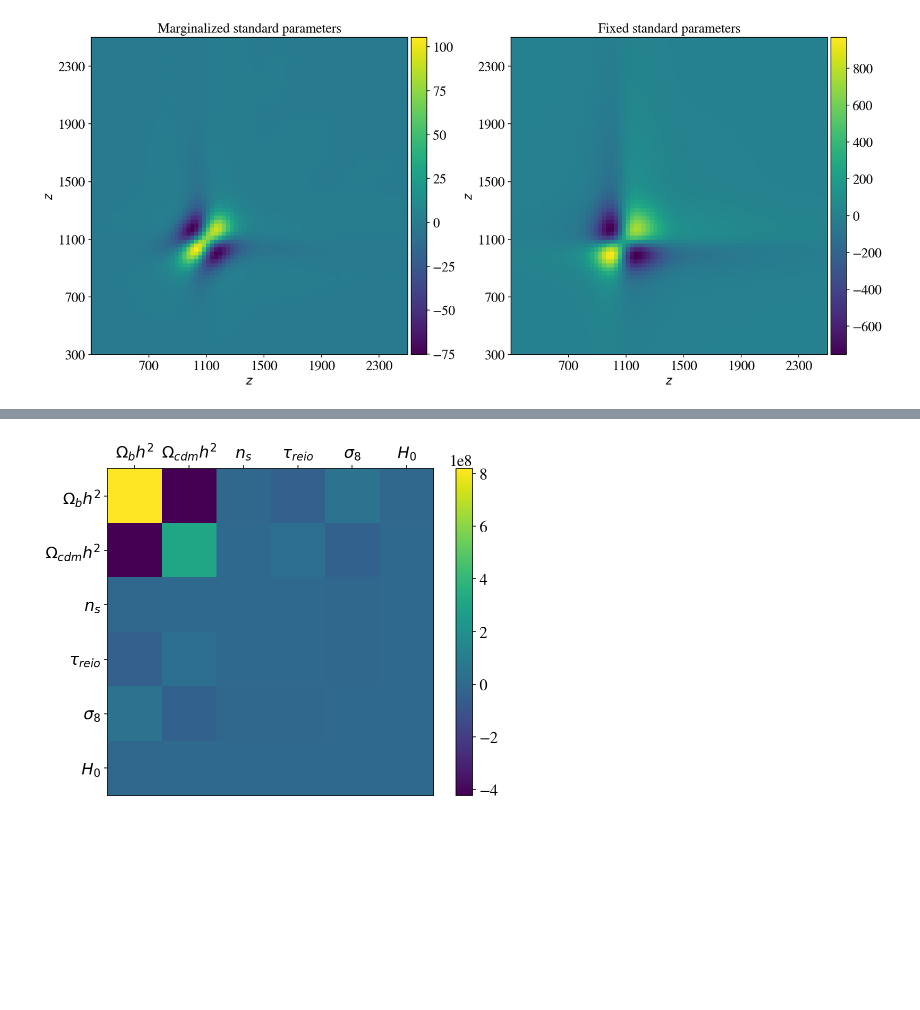
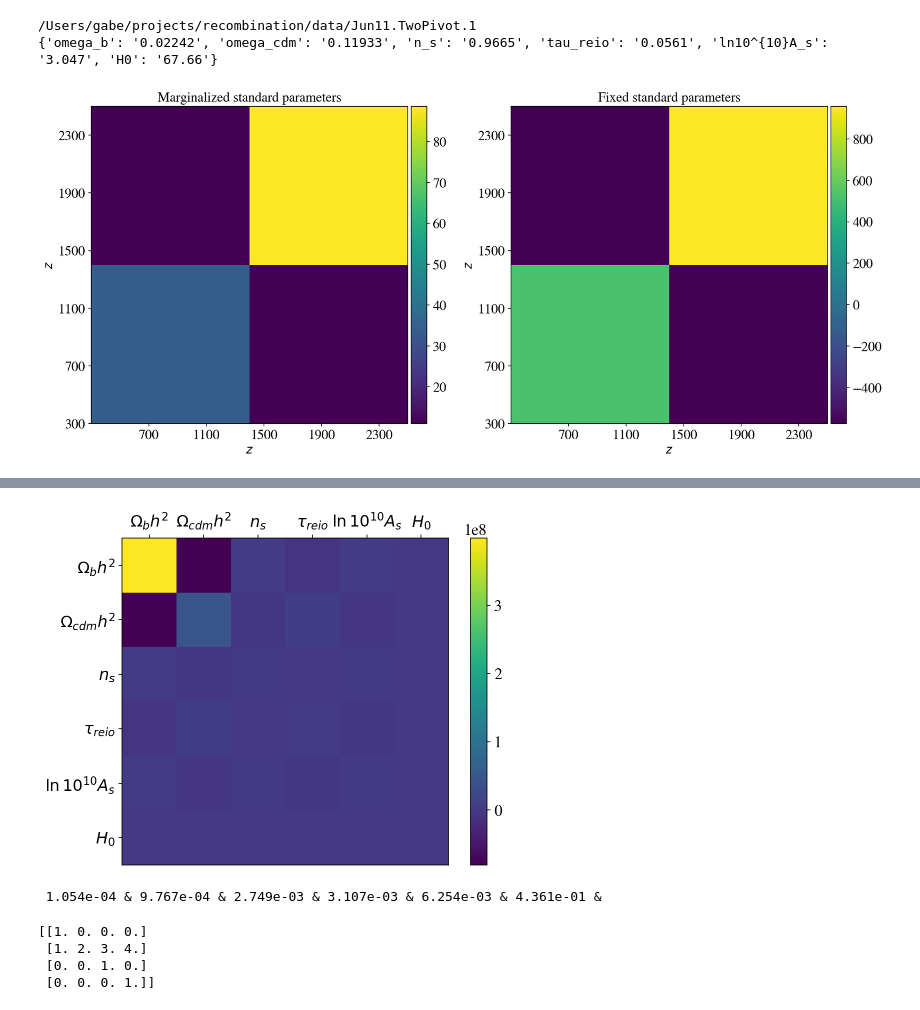
Before and after one commit to gplynch619/recombination, a Jupyter notebook: notebooks/ComputeFisher.ipynb, the cells around one changed output, grey strips where cells are left out. Cells and saved outputs as stored; diff of their text form; code cells hidden in the pictures; blank space fills up the shorter version.

```diff
--- a/notebooks/ComputeFisher.ipynb
+++ b/notebooks/ComputeFisher.ipynb
@@ -15,8 +15,11 @@ matplotlib.mathtext.rcParams['legend.fontsize']='medium'
 plt.rcParams["figure.figsize"] = [8.0,6.0]
 
 ln10e10As = 3.047
+
 As = np.exp(ln10e10As)/(10**10)
+theta_s_100 = 1.04101
 
+'''
 cosmo_params = {
     "omega_b": 0.02242,
     "omega_cdm": 0.11933,
@@ -25,6 +28,17 @@ cosmo_params = {
     "sigma8": 0.8102,
     "H0": 67.66
     #"A_s": As
+}'''
+
+cosmo_params = {
+    "omega_b": 0.02242,
+    "omega_cdm": 0.11933,
+    "n_s": 0.9665,
+    "tau_reio": 0.0561,
+    "ln10^{10}A_s": ln10e10As,
+    #"sigma8": 0.8102,
+    #"100*theta_s": theta_s_100
+    "H0": 67.66
 }
 
 #same as defaults
@@ -43,17 +57,21 @@ recombination_params = {"zmin_pert": 300,
                         "zmax_pert": 2500,
                         "ll_max": 2500,
                         "linear_sampling": 2*20000,
-                        "Npert": 80,
+                        "Npert": 2,
+                        "debug": True,
+                        "inc_percent": 0.05,
+                        "thermodynamics_verbose": 0,
+                        'perturb_xe': 'yes',
                         "noise_params": noise_parameters
                         }
 
-basename = "NewTest"
+basename = "TwoPivot"
 # %%
-generate_new = False
-
+print("test")
+generate_new = True
 if generate_new:
     RecHistory = RecFisher(cosmo_params, recombination_params, basename)
     path = RecHistory.filebase
     RecHistory.compute_Fisher()
 else:
-    path = "/Users/gabe/projects/recombination/data/May19.NewTest.0"
+    path = "/Users/gabe/projects/recombination/data/Jun02.ThetaSFull.3"
@@ -60,7 +81,12 @@ else:
 # %%
+print(path)
 Fisher = FisherData(path)
+# %% [output]
+/Users/gabe/projects/recombination/data/Jun11.TwoPivot.1
+{'omega_b': '0.02242', 'omega_cdm': '0.11933', 'n_s': '0.9665', 'tau_reio': '0.0561', 'ln10^{10}A_s': '3.047', 'H0': '67.66'}
 # %%
 from mpl_toolkits.axes_grid1 import make_axes_locatable
+import matplotlib.colors as colors
 from matplotlib import cm
 scale=2
 vsize = scale*8
@@ -84,6 +110,8 @@ ax[0].set_ylabel("$z$", fontsize=14)
 
 ax[0].set_title("Marginalized standard parameters", fontsize=16)
 
+amps = np.linspace(-0.025, 0.025, 10)
+
 m=ax[1].imshow(Fisher.Fisher_fixed, origin='lower', extent=extent, cmap=cm.viridis)
 
 divider = make_axes_locatable(ax[1])
@@ -100,14 +128,20 @@ plt.subplots_adjust(wspace=0.25)
 
 #plt.show()
 # %% [output]
-[figure, old version]
+[figure, new version]
+# %%
+H0_parameterization=False
+
+if H0_parameterization:
+    standard_block = Fisher.get_reparameterized_standard_block(full=False)
+else:
+    standard_block = Fisher.get_standard_block()
 # %%
-tick_label_list = ['$\Omega_b h^2$', '$\Omega_{cdm}h^2$', '$n_s$', '$\\tau_{reio}$', '$\sigma_8$', '$H_0$']
+tick_label_list = ['$\Omega_b h^2$', '$\Omega_{cdm}h^2$', '$n_s$', '$\\tau_{reio}$', '$\ln10^{10}A_s$', '$H_0$']
 
 divider=6
-standard_block = Fisher.get_standard_block()
 
-standard_cov = np.linalg.pinv(standard_block)
+standard_cov = np.linalg.pinv(standard_block[:6, :6])
 print(standard_cov)
 
 for s in tick_label_list:
@@ -124,7 +158,7 @@ for i,row in enumerate(standard_cov[:]):
 
 fig,ax = plt.subplots()
 
-m = ax.imshow(standard_block, cmap=cm.viridis)
+m = ax.imshow(standard_block[:6,:6], cmap=cm.viridis)
 
 ax.set_xticks(np.arange(divider))
 ax.set_yticks(np.arange(divider))
@@ -132,6 +166,9 @@ ax.set_yticks(np.arange(divider))
 ax.set_xticklabels(tick_label_list)
 ax.set_yticklabels(tick_label_list)
 
+#ax.set_xticklabels(cosmo_params.keys())
+#ax.set_yticklabels(cosmo_params.keys())
+
 ax.xaxis.tick_top()
 
 plt.colorbar(m)
@@ -160 +197,18 @@ plt.show()
-[figure, old version]
+[figure, new version]
+# %%
+forecasts = np.sqrt(np.diag(standard_cov))
+
+for entry in forecasts:
+    print(" {:.3e} &".format(entry), end='')
+# %% [output]
+ 1.054e-04 & 9.767e-04 & 2.749e-03 & 3.107e-03 & 6.254e-03 & 4.361e-01 &
+# %%
+j = np.zeros([4,4])
+np.fill_diagonal(j, 1.)
+j[1,:] = [1,2,3,4]
+print(j)
+# %% [output]
+[[1. 0. 0. 0.]
+ [1. 2. 3. 4.]
+ [0. 0. 1. 0.]
+ [0. 0. 0. 1.]]
```
Also changed, not shown: parts of 2 cells of this notebook, 3 other files.
